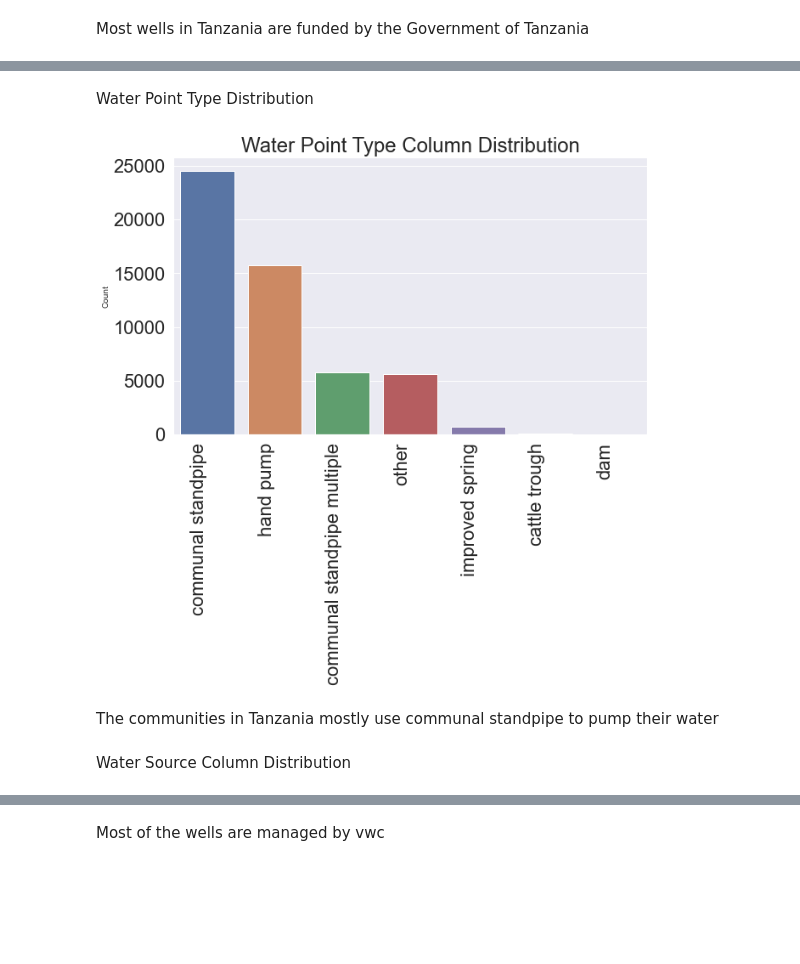
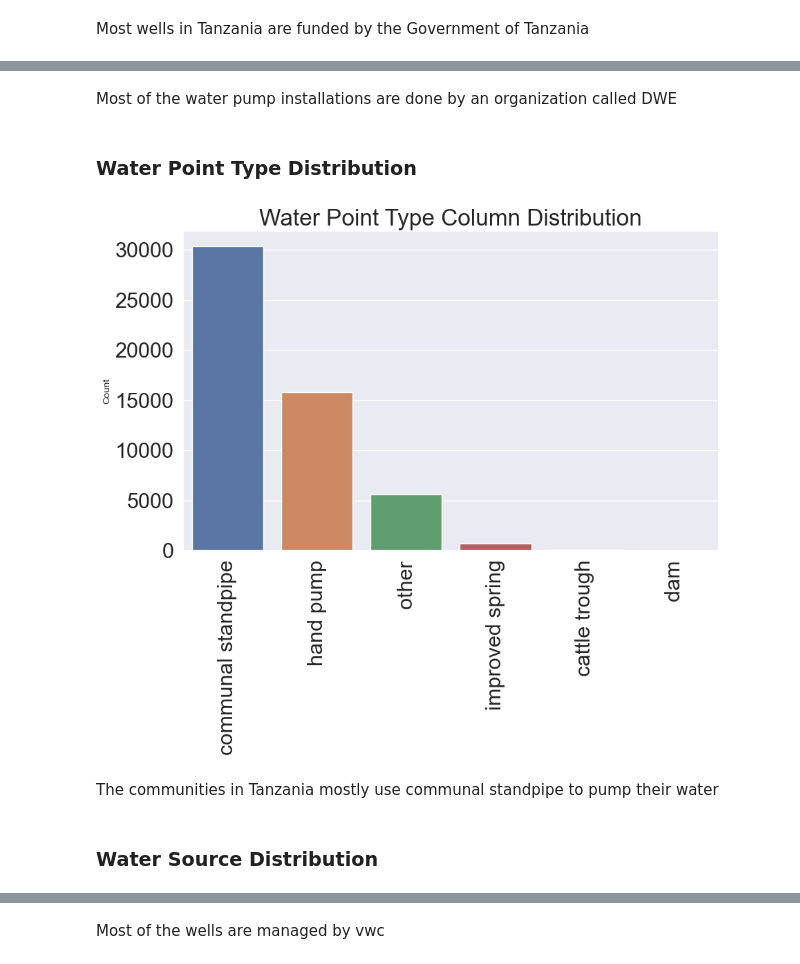
Before and after one commit to atienosonia/Tanzanian_Water_Wells, a Jupyter notebook: student.ipynb, the cells around one changed output, grey strips where cells are left out. Cells and saved outputs as stored; diff of their text form; code cells hidden in the pictures; blank space fills up the shorter version.

```diff
--- a/student.ipynb
+++ b/student.ipynb
@@ -76,9 +81,11 @@ def read_data(path):
 df_1 = read_data(r'C:\Users\user\Documents\Tanzania Water Wells\training set values.csv')
 df_2 = read_data(r'C:\Users\user\Documents\Tanzania Water Wells\training set labels.csv')
 # %%
-# combining the two datasets
+# combining the two datasets together
 
 def combined_dataframe(data_0, data_1):
+
+    """ A simple function to combine the two datasets using the id column present in both datasets """
 
     new_df = data_0.set_index('id').join(data_1.set_index('id'))
 
@@ -863,11 +769,13 @@ Funder Distribution
 # %%
+# function to plot distribution
+
 def plot_data(data, col, title):
     fig, ax = plt.subplots(figsize=(10, 6))
 
     column_groupings = tally(data[col])
     sns.barplot(x=column_groupings.head(20).index, y=column_groupings.head(20))
     plt.title(title)
-    plt.xticks(rotation=90, ha='right')
+    plt.xticks(rotation=90)
     plt.ylabel('Count', fontsize=10)
 
 
@@ -887,13 +793,15 @@ Most of the water pump installations are done by an organization called DWE
+# %% [markdown]
+Most of the water pump installations are done by an organization called DWE
 # %% [markdown]
-Water Point Type Distribution
+### Water Point Type Distribution
 # %%
-plot_data(df, 'waterpoint_type', 'Water Point Type Column Distribution')
+plot_data(df, 'waterpoint_type_group', 'Water Point Type Column Distribution')
 # %% [output]
-[figure, old version]
+[figure, new version]
 # %% [markdown]
 The communities in Tanzania mostly use communal standpipe to pump their water
 # %% [markdown]
-Water Source Column Distribution
+### Water Source Distribution
 # %%
 plot_data(df, 'source_type', 'Source Column Distribution')
 # %% [output]
```
Also changed, not shown: parts of 180 cells of this notebook, 3 other files.
